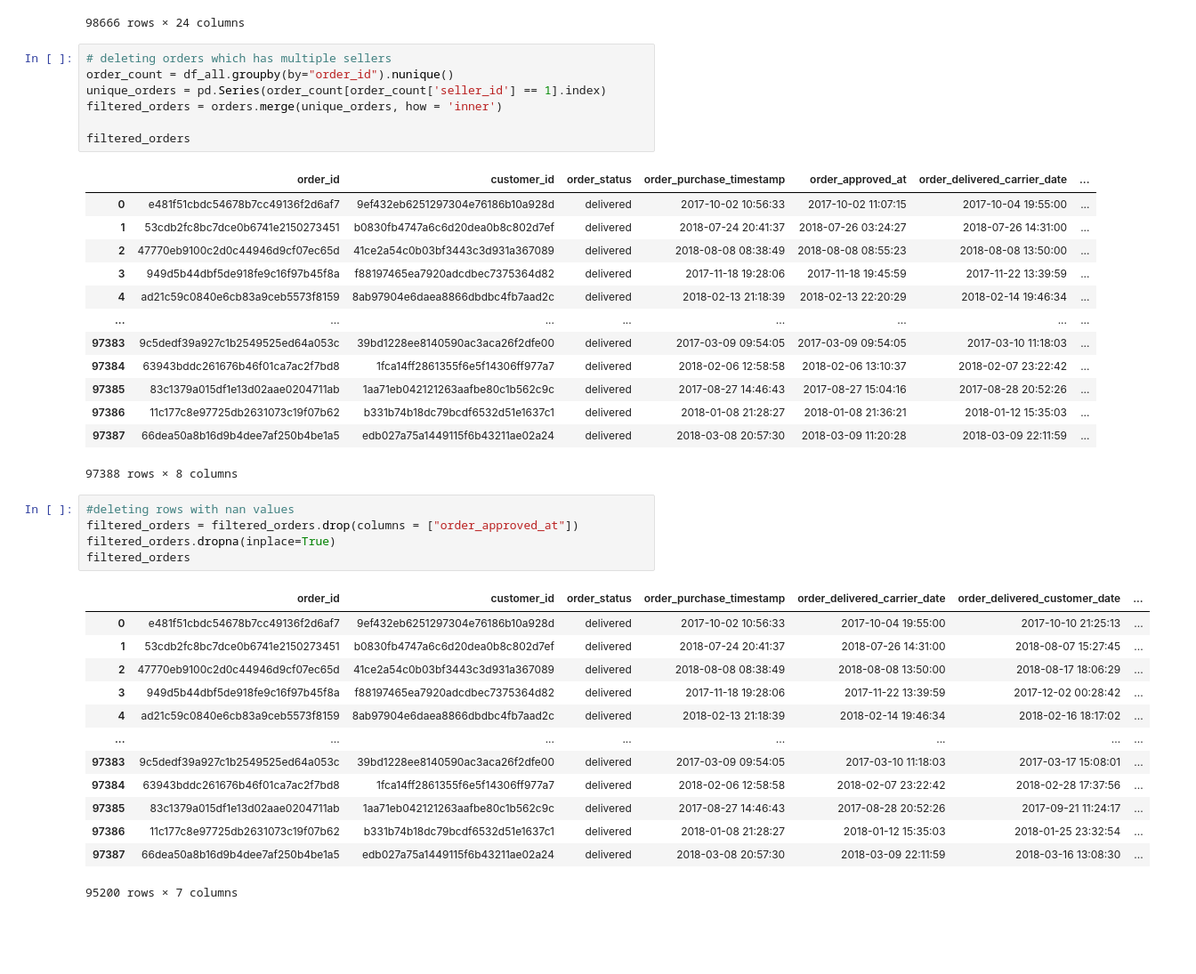
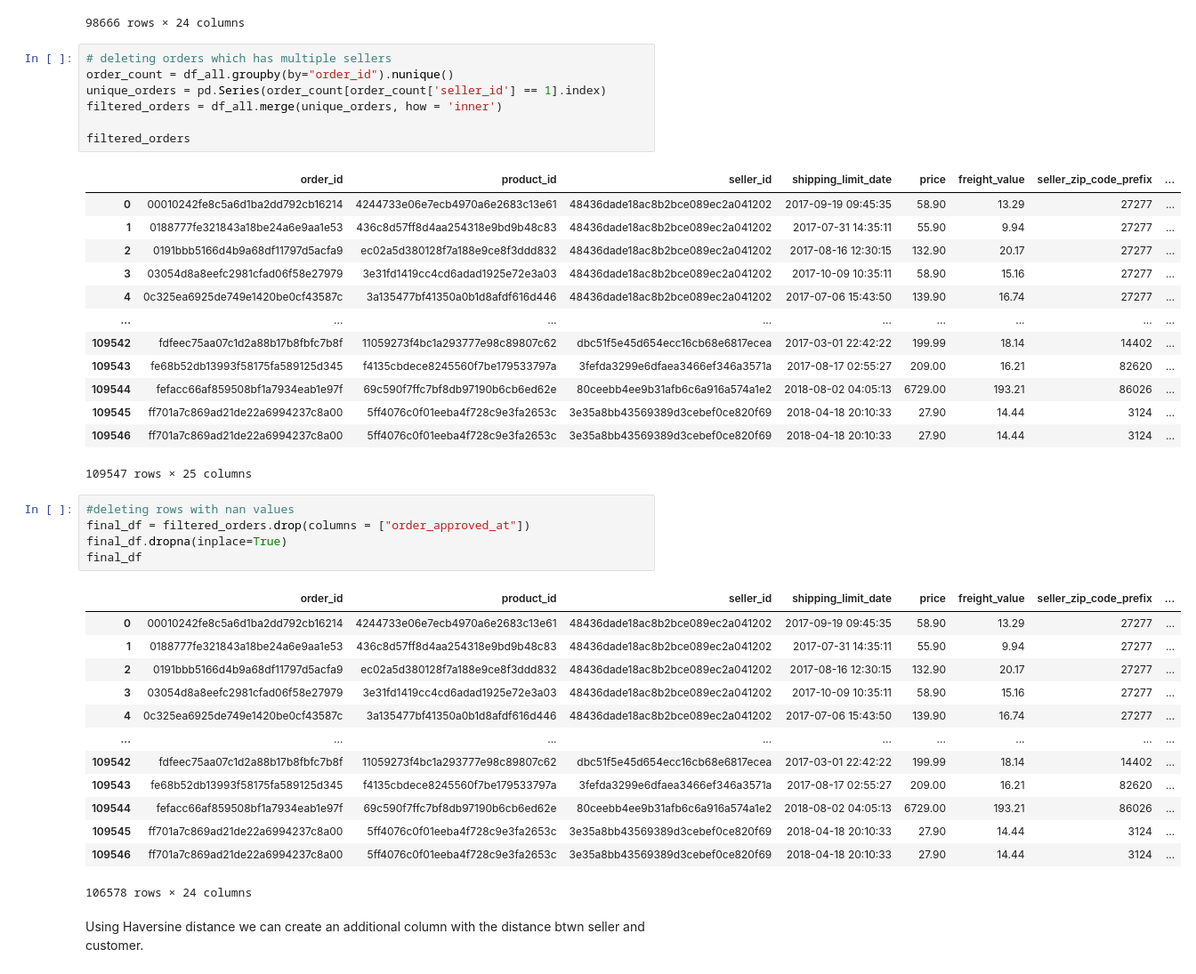
Before and after one commit to Ksyu22/olist_ecommerce, a Jupyter notebook: olist_ecommerce/notebooks/eda_delivery_prediction.ipynb, the cells around one changed output. Shown at 89% size. Saved outputs shown, nothing was run; the diff lists cells and outputs as text; blank space fills up the shorter version.

Commit message:
merging nd adding columns

```diff
--- a/olist_ecommerce/notebooks/eda_delivery_prediction.ipynb
+++ b/olist_ecommerce/notebooks/eda_delivery_prediction.ipynb
@@ -350,40 +354,42 @@ order_count
 # %%
 # deleting orders which has multiple sellers
 order_count = df_all.groupby(by="order_id").nunique()
 unique_orders = pd.Series(order_count[order_count['seller_id'] == 1].index)
-filtered_orders = orders.merge(unique_orders, how = 'inner')
+filtered_orders = df_all.merge(unique_orders, how = 'inner')
 
 filtered_orders
 # %% [output]
-|  | order_id | customer_id | order_status | order_purchase_timestamp | order_approved_at | order_delivered_carrier_date | ... |
-| 0 | e481f51cbdc54678b7cc49136f2d6af7 | 9ef432eb6251297304e76186b10a928d | delivered | 2017-10-02 10:56:33 | 2017-10-02 11:07:15 | 2017-10-04 19:55:00 | ... |
-| 1 | 53cdb2fc8bc7dce0b6741e2150273451 | b0830fb4747a6c6d20dea0b8c802d7ef | delivered | 2018-07-24 20:41:37 | 2018-07-26 03:24:27 | 2018-07-26 14:31:00 | ... |
-| 2 | 47770eb9100c2d0c44946d9cf07ec65d | 41ce2a54c0b03bf3443c3d931a367089 | delivered | 2018-08-08 08:38:49 | 2018-08-08 08:55:23 | 2018-08-08 13:50:00 | ... |
-| 3 | 949d5b44dbf5de918fe9c16f97b45f8a | f88197465ea7920adcdbec7375364d82 | delivered | 2017-11-18 19:28:06 | 2017-11-18 19:45:59 | 2017-11-22 13:39:59 | ... |
-| 4 | ad21c59c0840e6cb83a9ceb5573f8159 | 8ab97904e6daea8866dbdbc4fb7aad2c | delivered | 2018-02-13 21:18:39 | 2018-02-13 22:20:29 | 2018-02-14 19:46:34 | ... |
-| ... | ... | ... | ... | ... | ... | ... | ... |
-| 97383 | 9c5dedf39a927c1b2549525ed64a053c | 39bd1228ee8140590ac3aca26f2dfe00 | delivered | 2017-03-09 09:54:05 | 2017-03-09 09:54:05 | 2017-03-10 11:18:03 | ... |
-| 97384 | 63943bddc261676b46f01ca7ac2f7bd8 | 1fca14ff2861355f6e5f14306ff977a7 | delivered | 2018-02-06 12:58:58 | 2018-02-06 13:10:37 | 2018-02-07 23:22:42 | ... |
-| 97385 | 83c1379a015df1e13d02aae0204711ab | 1aa71eb042121263aafbe80c1b562c9c | delivered | 2017-08-27 14:46:43 | 2017-08-27 15:04:16 | 2017-08-28 20:52:26 | ... |
-| 97386 | 11c177c8e97725db2631073c19f07b62 | b331b74b18dc79bcdf6532d51e1637c1 | delivered | 2018-01-08 21:28:27 | 2018-01-08 21:36:21 | 2018-01-12 15:35:03 | ... |
-| 97387 | 66dea50a8b16d9b4dee7af250b4be1a5 | edb027a75a1449115f6b43211ae02a24 | delivered | 2018-03-08 20:57:30 | 2018-03-09 11:20:28 | 2018-03-09 22:11:59 | ... |
+|  | order_id | product_id | seller_id | shipping_limit_date | price | freight_value | seller_zip_code_prefix | ... |
+| 0 | 00010242fe8c5a6d1ba2dd792cb16214 | 4244733e06e7ecb4970a6e2683c13e61 | 48436dade18ac8b2bce089ec2a041202 | 2017-09-19 09:45:35 | 58.90 | 13.29 | 27277 | ... |
+| 1 | 0188777fe321843a18be24a6e9aa1e53 | 436c8d57ff8d4aa254318e9bd9b48c83 | 48436dade18ac8b2bce089ec2a041202 | 2017-07-31 14:35:11 | 55.90 | 9.94 | 27277 | ... |
+| 2 | 0191bbb5166d4b9a68df11797d5acfa9 | ec02a5d380128f7a188e9ce8f3ddd832 | 48436dade18ac8b2bce089ec2a041202 | 2017-08-16 12:30:15 | 132.90 | 20.17 | 27277 | ... |
+| 3 | 03054d8a8eefc2981cfad06f58e27979 | 3e31fd1419cc4cd6adad1925e72e3a03 | 48436dade18ac8b2bce089ec2a041202 | 2017-10-09 10:35:11 | 58.90 | 15.16 | 27277 | ... |
+| 4 | 0c325ea6925de749e1420be0cf43587c | 3a135477bf41350a0b1d8afdf616d446 | 48436dade18ac8b2bce089ec2a041202 | 2017-07-06 15:43:50 | 139.90 | 16.74 | 27277 | ... |
+| ... | ... | ... | ... | ... | ... | ... | ... | ... |
+| 109542 | fdfeec75aa07c1d2a88b17b8fbfc7b8f | 11059273f4bc1a293777e98c89807c62 | dbc51f5e45d654ecc16cb68e6817ecea | 2017-03-01 22:42:22 | 199.99 | 18.14 | 14402 | ... |
+| 109543 | fe68b52db13993f58175fa589125d345 | f4135cbdece8245560f7be179533797a | 3fefda3299e6dfaea3466ef346a3571a | 2017-08-17 02:55:27 | 209.00 | 16.21 | 82620 | ... |
+| 109544 | fefacc66af859508bf1a7934eab1e97f | 69c590f7ffc7bf8db97190b6cb6ed62e | 80ceebb4ee9b31afb6c6a916a574a1e2 | 2018-08-02 04:05:13 | 6729.00 | 193.21 | 86026 | ... |
+| 109545 | ff701a7c869ad21de22a6994237c8a00 | 5ff4076c0f01eeba4f728c9e3fa2653c | 3e35a8bb43569389d3cebef0ce820f69 | 2018-04-18 20:10:33 | 27.90 | 14.44 | 3124 | ... |
+| 109546 | ff701a7c869ad21de22a6994237c8a00 | 5ff4076c0f01eeba4f728c9e3fa2653c | 3e35a8bb43569389d3cebef0ce820f69 | 2018-04-18 20:10:33 | 27.90 | 14.44 | 3124 | ... |
-97388 rows × 8 columns
+109547 rows × 25 columns
 # %%
 #deleting rows with nan values
-filtered_orders = filtered_orders.drop(columns = ["order_approved_at"])
-filtered_orders.dropna(inplace=True)
-filtered_orders
+final_df = filtered_orders.drop(columns = ["order_approved_at"])
+final_df.dropna(inplace=True)
+final_df
 # %% [output]
-|  | order_id | customer_id | order_status | order_purchase_timestamp | order_delivered_carrier_date | order_delivered_customer_date | ... |
-| 0 | e481f51cbdc54678b7cc49136f2d6af7 | 9ef432eb6251297304e76186b10a928d | delivered | 2017-10-02 10:56:33 | 2017-10-04 19:55:00 | 2017-10-10 21:25:13 | ... |
-| 1 | 53cdb2fc8bc7dce0b6741e2150273451 | b0830fb4747a6c6d20dea0b8c802d7ef | delivered | 2018-07-24 20:41:37 | 2018-07-26 14:31:00 | 2018-08-07 15:27:45 | ... |
-| 2 | 47770eb9100c2d0c44946d9cf07ec65d | 41ce2a54c0b03bf3443c3d931a367089 | delivered | 2018-08-08 08:38:49 | 2018-08-08 13:50:00 | 2018-08-17 18:06:29 | ... |
-| 3 | 949d5b44dbf5de918fe9c16f97b45f8a | f88197465ea7920adcdbec7375364d82 | delivered | 2017-11-18 19:28:06 | 2017-11-22 13:39:59 | 2017-12-02 00:28:42 | ... |
-| 4 | ad21c59c0840e6cb83a9ceb5573f8159 | 8ab97904e6daea8866dbdbc4fb7aad2c | delivered | 2018-02-13 21:18:39 | 2018-02-14 19:46:34 | 2018-02-16 18:17:02 | ... |
-| ... | ... | ... | ... | ... | ... | ... | ... |
-| 97383 | 9c5dedf39a927c1b2549525ed64a053c | 39bd1228ee8140590ac3aca26f2dfe00 | delivered | 2017-03-09 09:54:05 | 2017-03-10 11:18:03 | 2017-03-17 15:08:01 | ... |
-| 97384 | 63943bddc261676b46f01ca7ac2f7bd8 | 1fca14ff2861355f6e5f14306ff977a7 | delivered | 2018-02-06 12:58:58 | 2018-02-07 23:22:42 | 2018-02-28 17:37:56 | ... |
-| 97385 | 83c1379a015df1e13d02aae0204711ab | 1aa71eb042121263aafbe80c1b562c9c | delivered | 2017-08-27 14:46:43 | 2017-08-28 20:52:26 | 2017-09-21 11:24:17 | ... |
-| 97386 | 11c177c8e97725db2631073c19f07b62 | b331b74b18dc79bcdf6532d51e1637c1 | delivered | 2018-01-08 21:28:27 | 2018-01-12 15:35:03 | 2018-01-25 23:32:54 | ... |
-| 97387 | 66dea50a8b16d9b4dee7af250b4be1a5 | edb027a75a1449115f6b43211ae02a24 | delivered | 2018-03-08 20:57:30 | 2018-03-09 22:11:59 | 2018-03-16 13:08:30 | ... |
+|  | order_id | product_id | seller_id | shipping_limit_date | price | freight_value | seller_zip_code_prefix | ... |
+| 0 | 00010242fe8c5a6d1ba2dd792cb16214 | 4244733e06e7ecb4970a6e2683c13e61 | 48436dade18ac8b2bce089ec2a041202 | 2017-09-19 09:45:35 | 58.90 | 13.29 | 27277 | ... |
+| 1 | 0188777fe321843a18be24a6e9aa1e53 | 436c8d57ff8d4aa254318e9bd9b48c83 | 48436dade18ac8b2bce089ec2a041202 | 2017-07-31 14:35:11 | 55.90 | 9.94 | 27277 | ... |
+| 2 | 0191bbb5166d4b9a68df11797d5acfa9 | ec02a5d380128f7a188e9ce8f3ddd832 | 48436dade18ac8b2bce089ec2a041202 | 2017-08-16 12:30:15 | 132.90 | 20.17 | 27277 | ... |
+| 3 | 03054d8a8eefc2981cfad06f58e27979 | 3e31fd1419cc4cd6adad1925e72e3a03 | 48436dade18ac8b2bce089ec2a041202 | 2017-10-09 10:35:11 | 58.90 | 15.16 | 27277 | ... |
+| 4 | 0c325ea6925de749e1420be0cf43587c | 3a135477bf41350a0b1d8afdf616d446 | 48436dade18ac8b2bce089ec2a041202 | 2017-07-06 15:43:50 | 139.90 | 16.74 | 27277 | ... |
+| ... | ... | ... | ... | ... | ... | ... | ... | ... |
+| 109542 | fdfeec75aa07c1d2a88b17b8fbfc7b8f | 11059273f4bc1a293777e98c89807c62 | dbc51f5e45d654ecc16cb68e6817ecea | 2017-03-01 22:42:22 | 199.99 | 18.14 | 14402 | ... |
+| 109543 | fe68b52db13993f58175fa589125d345 | f4135cbdece8245560f7be179533797a | 3fefda3299e6dfaea3466ef346a3571a | 2017-08-17 02:55:27 | 209.00 | 16.21 | 82620 | ... |
+| 109544 | fefacc66af859508bf1a7934eab1e97f | 69c590f7ffc7bf8db97190b6cb6ed62e | 80ceebb4ee9b31afb6c6a916a574a1e2 | 2018-08-02 04:05:13 | 6729.00 | 193.21 | 86026 | ... |
+| 109545 | ff701a7c869ad21de22a6994237c8a00 | 5ff4076c0f01eeba4f728c9e3fa2653c | 3e35a8bb43569389d3cebef0ce820f69 | 2018-04-18 20:10:33 | 27.90 | 14.44 | 3124 | ... |
+| 109546 | ff701a7c869ad21de22a6994237c8a00 | 5ff4076c0f01eeba4f728c9e3fa2653c | 3e35a8bb43569389d3cebef0ce820f69 | 2018-04-18 20:10:33 | 27.90 | 14.44 | 3124 | ... |
-95200 rows × 7 columns
+106578 rows × 24 columns
+# %% [markdown]
+Using Haversine distance we can create an additional column with the distance btwn seller and customer.
```
Also changed, not shown: parts of 3 cells of this notebook.
